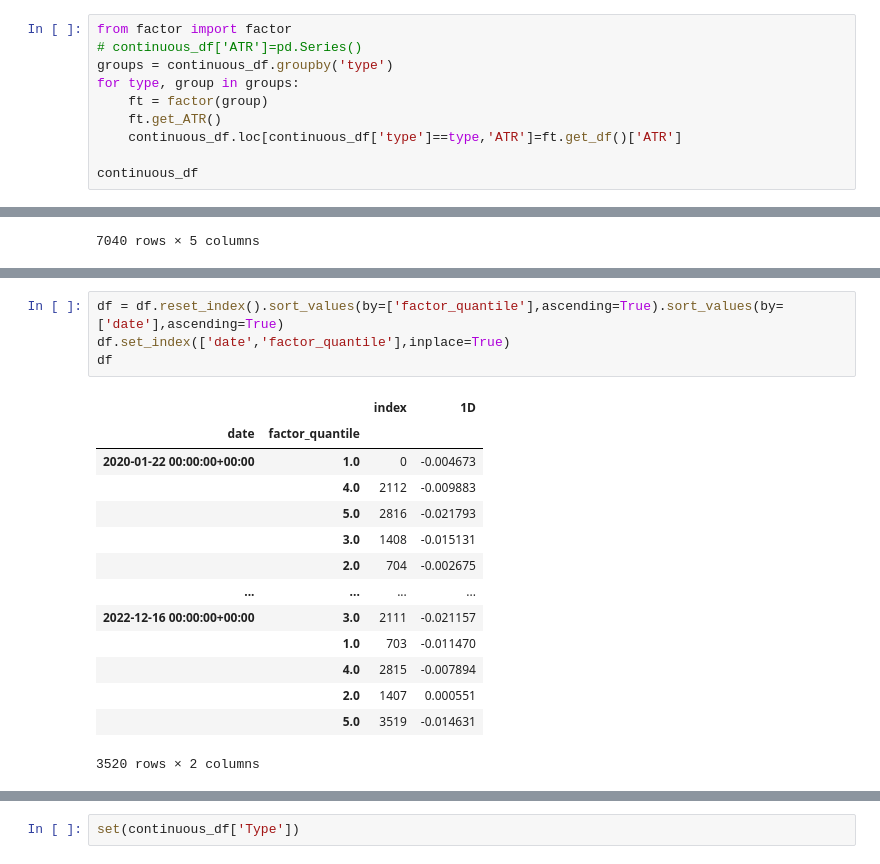
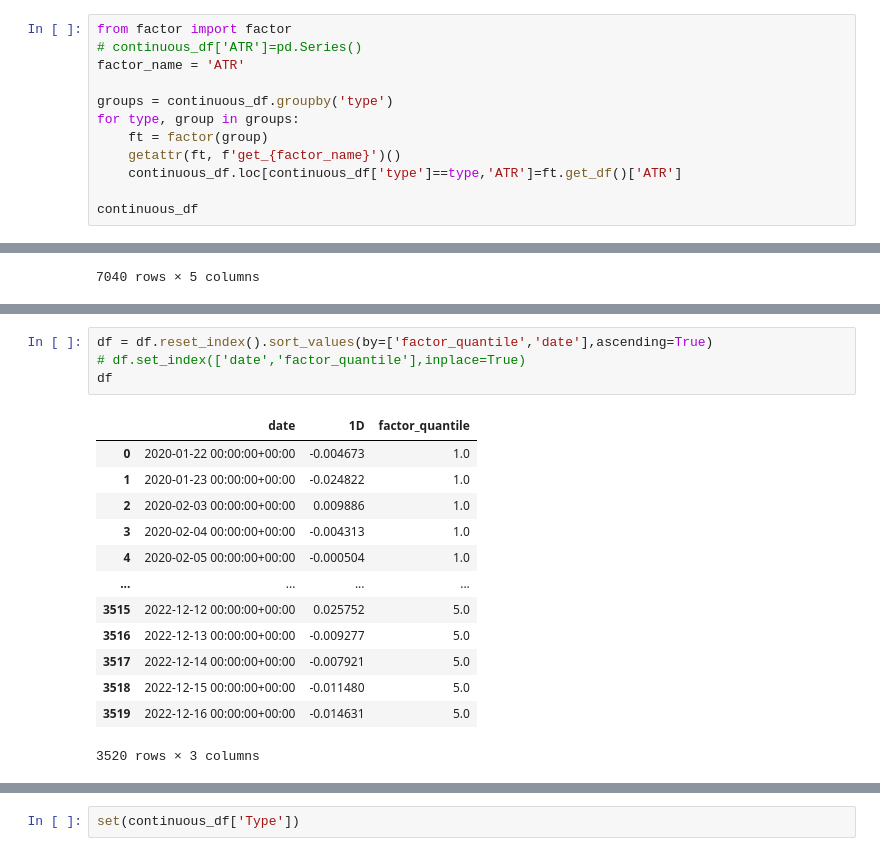
Before and after one commit to MaySVT/Quantitative-Trading-System, a Jupyter notebook: Framework/Backend/分层回测_sd_demo_230726.ipynb, the cells around one changed output, grey strips where cells are left out. Drawn from its saved outputs; the diff is of its cells as text.

```diff
--- a/Framework/Backend/分层回测_sd_demo_230726.ipynb
+++ b/Framework/Backend/分层回测_sd_demo_230726.ipynb
@@ -102,10 +102,12 @@ continuous_df
 # %%
 from factor import factor
 # continuous_df['ATR']=pd.Series()
+factor_name = 'ATR'
+
 groups = continuous_df.groupby('type')
 for type, group in groups:
     ft = factor(group)
-    ft.get_ATR()
+    getattr(ft, f'get_{factor_name}')()
     continuous_df.loc[continuous_df['type']==type,'ATR']=ft.get_df()['ATR']
 
 continuous_df
@@ -246,21 +253,20 @@ df
 | 2022-12-16 00:00:00+00:00 | -0.014631 | 5.0 |
 3520 rows × 2 columns
 # %%
-df = df.reset_index().sort_values(by=['factor_quantile'],ascending=True).sort_values(by=['date'],ascending=True)
-df.set_index(['date','factor_quantile'],inplace=True)
+df = df.reset_index().sort_values(by=['factor_quantile','date'],ascending=True)
+# df.set_index(['date','factor_quantile'],inplace=True)
 df
 # %% [output]
-|  |  | index | 1D |
-| date | factor_quantile |  |  |
-| 2020-01-22 00:00:00+00:00 | 1.0 | 0 | -0.004673 |
-|  | 4.0 | 2112 | -0.009883 |
-|  | 5.0 | 2816 | -0.021793 |
-|  | 3.0 | 1408 | -0.015131 |
-|  | 2.0 | 704 | -0.002675 |
+|  | date | 1D | factor_quantile |
+| 0 | 2020-01-22 00:00:00+00:00 | -0.004673 | 1.0 |
+| 1 | 2020-01-23 00:00:00+00:00 | -0.024822 | 1.0 |
+| 2 | 2020-02-03 00:00:00+00:00 | 0.009886 | 1.0 |
+| 3 | 2020-02-04 00:00:00+00:00 | -0.004313 | 1.0 |
+| 4 | 2020-02-05 00:00:00+00:00 | -0.000504 | 1.0 |
 | ... | ... | ... | ... |
-| 2022-12-16 00:00:00+00:00 | 3.0 | 2111 | -0.021157 |
-|  | 1.0 | 703 | -0.011470 |
-|  | 4.0 | 2815 | -0.007894 |
-|  | 2.0 | 1407 | 0.000551 |
-|  | 5.0 | 3519 | -0.014631 |
+| 3515 | 2022-12-12 00:00:00+00:00 | 0.025752 | 5.0 |
+| 3516 | 2022-12-13 00:00:00+00:00 | -0.009277 | 5.0 |
+| 3517 | 2022-12-14 00:00:00+00:00 | -0.007921 | 5.0 |
+| 3518 | 2022-12-15 00:00:00+00:00 | -0.011480 | 5.0 |
+| 3519 | 2022-12-16 00:00:00+00:00 | -0.014631 | 5.0 |
-3520 rows × 2 columns
+3520 rows × 3 columns
```
Also changed, not shown: parts of 7 cells of this notebook, 4 other files.
